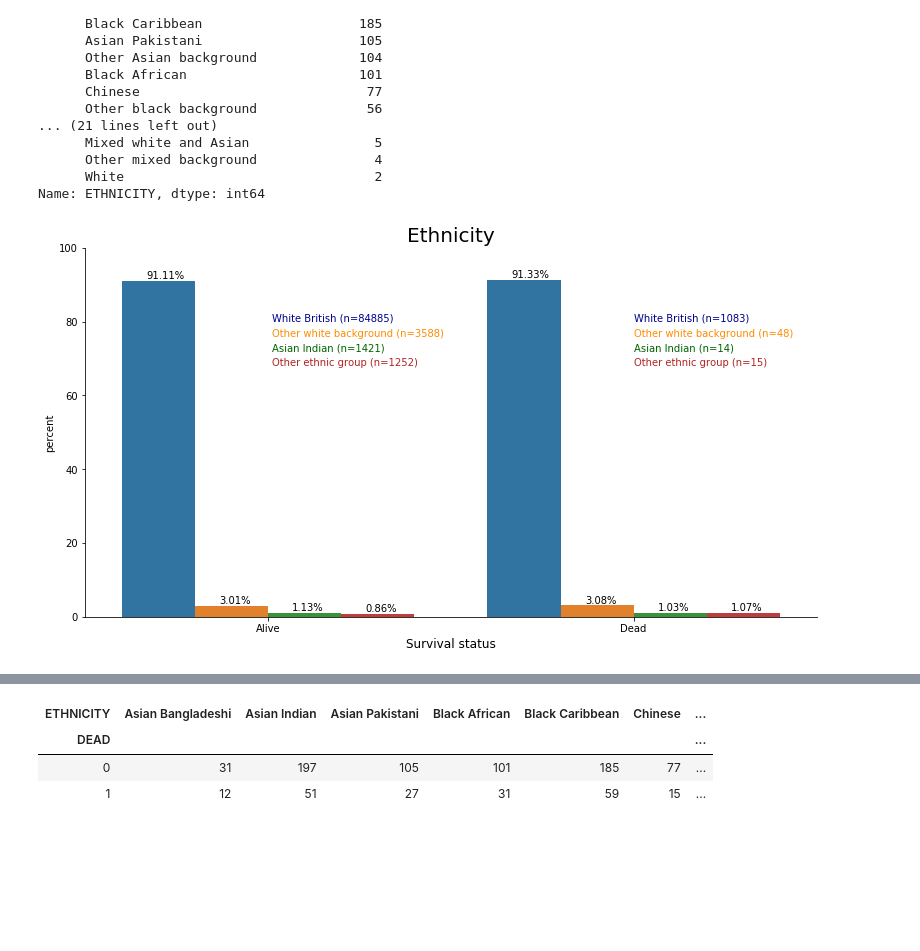
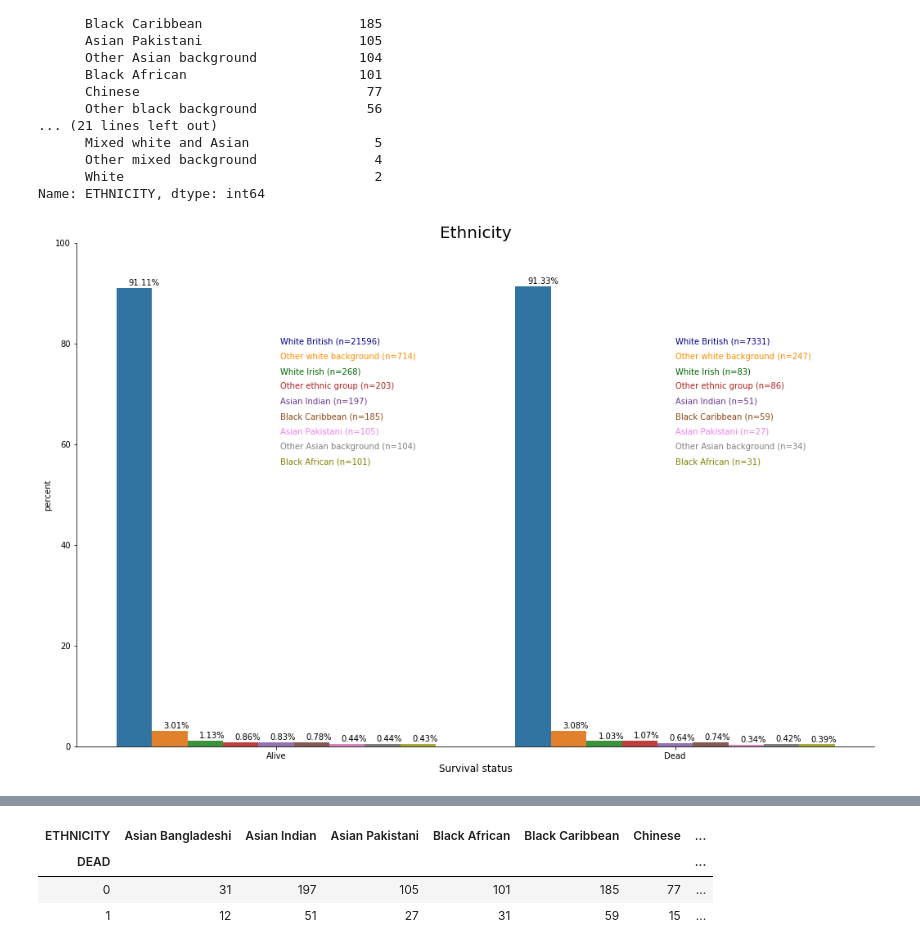
Before and after one commit to ElsaGH/TFM_Elsa_Garcia_Hernandez, a Jupyter notebook: Notebooks/Colon cancer/6_Associations-Copy1.ipynb, the cells around one changed output, grey strips where cells are left out. Cells and saved outputs as stored; diff of their text form; code cells hidden in the pictures; blank space fills up the shorter version.

```diff
--- a/Notebooks/Colon cancer/6_Associations-Copy1.ipynb
+++ b/Notebooks/Colon cancer/6_Associations-Copy1.ipynb
@@ -130,32 +168,42 @@ Name: ETHNICITY, dtype: int64
 # %%
 x, y = 'DEAD', 'ETHNICITY'
 
 ax = (df.groupby(x)[y]
- .value_counts(normalize=True).iloc[[0,1,2,3,18,19,20,21]]
+ .value_counts(normalize=True).iloc[[0,1,2,3,4,5,6,7,8,18,19,20,21,22,23,24,25,26]]
  .mul(100)
  .rename('percent')
  .reset_index()
  .pipe((sns.catplot,'data'), x = x, y = 'percent', hue = y, kind = 'bar', legend=False))
 
 ax.ax.set_xticklabels(['Alive','Dead'])
 ax.ax.set_xlabel('Survival status', fontsize=12)
 ax.ax.set_title('Ethnicity', fontsize=20)
 ax.ax.set_ylim(0, 100)
-plt.gcf().set_size_inches(12,6)
+plt.gcf().set_size_inches(16,10)
 
 for p in ax.ax.patches:
     txt = str(p.get_height().round(2)) + '%'
     txt_x = p.get_x() + p.get_width() / 3
     txt_y = p.get_height() + 0.5
     ax.ax.text(txt_x,txt_y,txt)
 
-ax.ax.text(0.01, 80, "White British (n=84885)", horizontalalignment='left', size='medium', color='darkblue')
-ax.ax.text(0.01, 76, "Other white background (n=3588)", horizontalalignment='left', size='medium', color='darkorange')
-ax.ax.text(0.01, 72, "Asian Indian (n=1421)", horizontalalignment='left', size='medium', color='darkgreen')
-ax.ax.text(0.01, 68, "Other ethnic group (n=1252)", horizontalalignment='left', size='medium', color='firebrick')
-ax.ax.text(1, 80, "White British (n=1083)", horizontalalignment='left', size='medium', color='darkblue')
-ax.ax.text(1, 76, "Other white background (n=48)", horizontalalignment='left', size='medium', color='darkorange')
-ax.ax.text(1, 72, "Asian Indian (n=14)", horizontalalignment='left', size='medium', color='darkgreen')
-ax.ax.text(1, 68, "Other ethnic group (n=15)", horizontalalignment='left', size='medium', color='firebrick');
+ax.ax.text(0.01, 80, "White British (n=21596)", horizontalalignment='left', size='medium', color='darkblue')
+ax.ax.text(0.01, 77, "Other white background (n=714)", horizontalalignment='left', size='medium', color='darkorange')
+ax.ax.text(0.01, 74, "White Irish (n=268)", horizontalalignment='left', size='medium', color='darkgreen')
+ax.ax.text(0.01, 71, "Other ethnic group (n=203)", horizontalalignment='left', size='medium', color='firebrick')
+ax.ax.text(0.01, 68, "Asian Indian (n=197)", horizontalalignment='left', size='medium', color='rebeccapurple')
+ax.ax.text(0.01, 65, "Black Caribbean (n=185)", horizontalalignment='left', size='medium', color='saddlebrown')
+ax.ax.text(0.01, 62, "Asian Pakistani (n=105)", horizontalalignment='left', size='medium', color='violet')
+ax.ax.text(0.01, 59, "Other Asian background (n=104)", horizontalalignment='left', size='medium', color='grey')
+ax.ax.text(0.01, 56, "Black African (n=101)", horizontalalignment='left', size='medium', color='olive')
+ax.ax.text(1, 80, "White British (n=7331)", horizontalalignment='left', size='medium', color='darkblue')
+ax.ax.text(1, 77, "Other white background (n=247)", horizontalalignment='left', size='medium', color='darkorange')
+ax.ax.text(1, 74, "White Irish (n=83)", horizontalalignment='left', size='medium', color='darkgreen')
+ax.ax.text(1, 71, "Other ethnic group (n=86)", horizontalalignment='left', size='medium', color='firebrick')
+ax.ax.text(1, 68, "Asian Indian (n=51)", horizontalalignment='left', size='medium', color='rebeccapurple')
+ax.ax.text(1, 65, "Black Caribbean (n=59)", horizontalalignment='left', size='medium', color='saddlebrown')
+ax.ax.text(1, 62, "Asian Pakistani (n=27)", horizontalalignment='left', size='medium', color='violet')
+ax.ax.text(1, 59, "Other Asian background (n=34)", horizontalalignment='left', size='medium', color='grey')
+ax.ax.text(1, 56, "Black African (n=31)", horizontalalignment='left', size='medium', color='olive');
 # %% [output]
-[figure, old version]
+[figure, new version]
```
Also changed, not shown: parts of 23 cells of this notebook.
